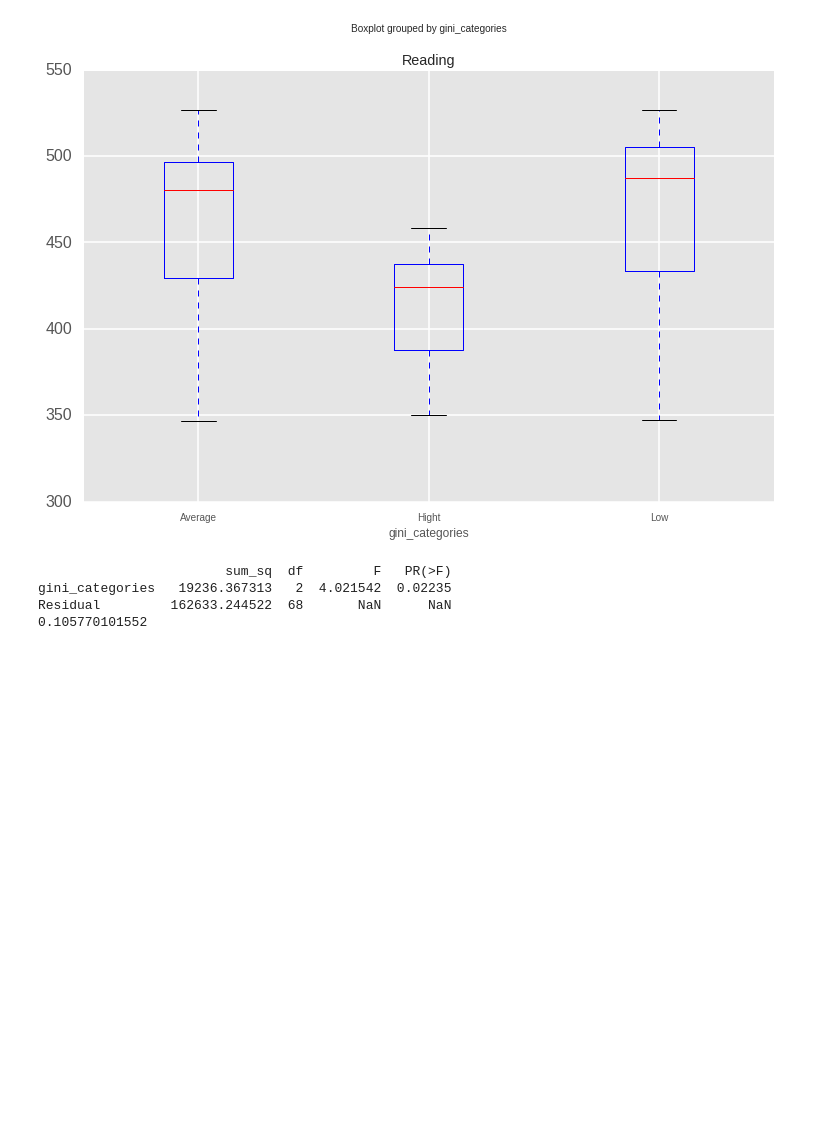
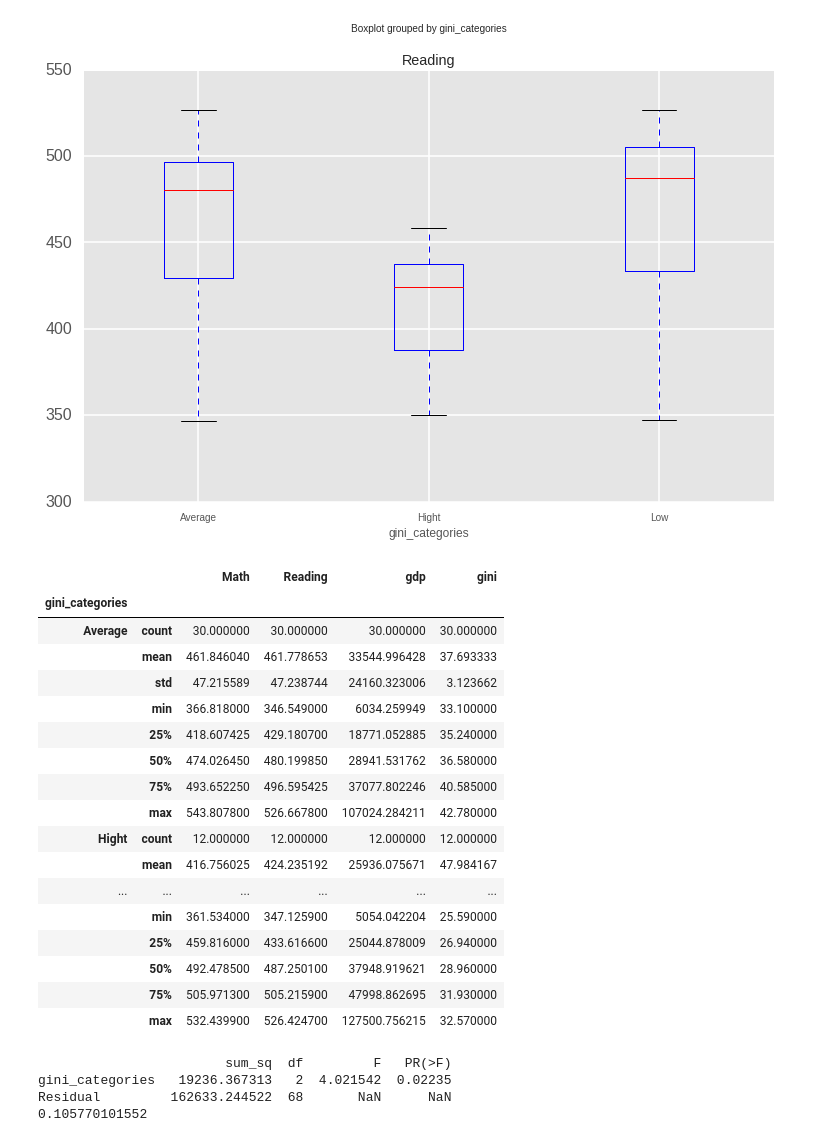
Before and after one commit to friackazoid/GenGini, a Jupyter notebook: ANOVA_15.ipynb, the cells around one changed output. Saved outputs shown, nothing was run; the diff lists cells and outputs as text; code cells hidden in the pictures; blank space fills up the shorter version.

```diff
--- a/ANOVA_15.ipynb
+++ b/ANOVA_15.ipynb
@@ -133,5 +161,26 @@ df_15.boxplot('Reading', by='gini_categories', figsize=(12,8))
 # %% [output]
 <matplotlib.axes._subplots.AxesSubplot at 0x...>
 [figure]
+# %%
+df_15.groupby('gini_categories').describe()
+# %% [output]
+|  |  | Math | Reading | gdp | gini |
+| gini_categories |  |  |  |  |  |
+| Average | count | 30.000000 | 30.000000 | 30.000000 | 30.000000 |
+|  | mean | 461.846040 | 461.778653 | 33544.996428 | 37.693333 |
+|  | std | 47.215589 | 47.238744 | 24160.323006 | 3.123662 |
+|  | min | 366.818000 | 346.549000 | 6034.259949 | 33.100000 |
+|  | 25% | 418.607425 | 429.180700 | 18771.052885 | 35.240000 |
+|  | 50% | 474.026450 | 480.199850 | 28941.531762 | 36.580000 |
+|  | 75% | 493.652250 | 496.595425 | 37077.802246 | 40.585000 |
+|  | max | 543.807800 | 526.667800 | 107024.284211 | 42.780000 |
+| Hight | count | 12.000000 | 12.000000 | 12.000000 | 12.000000 |
+|  | mean | 416.756025 | 424.235192 | 25936.075671 | 47.984167 |
+| ... | ... | ... | ... | ... | ... |
+|  | min | 361.534000 | 347.125900 | 5054.042204 | 25.590000 |
+|  | 25% | 459.816000 | 433.616600 | 25044.878009 | 26.940000 |
+|  | 50% | 492.478500 | 487.250100 | 37948.919621 | 28.960000 |
+|  | 75% | 505.971300 | 505.215900 | 47998.862695 | 31.930000 |
+|  | max | 532.439900 | 526.424700 | 127500.756215 | 32.570000 |
 # %%
 mod = ols('Reading ~ gini_categories', data=df_15).fit()
```
Also changed, not shown: parts of 14 cells of this notebook, 3 other files.
